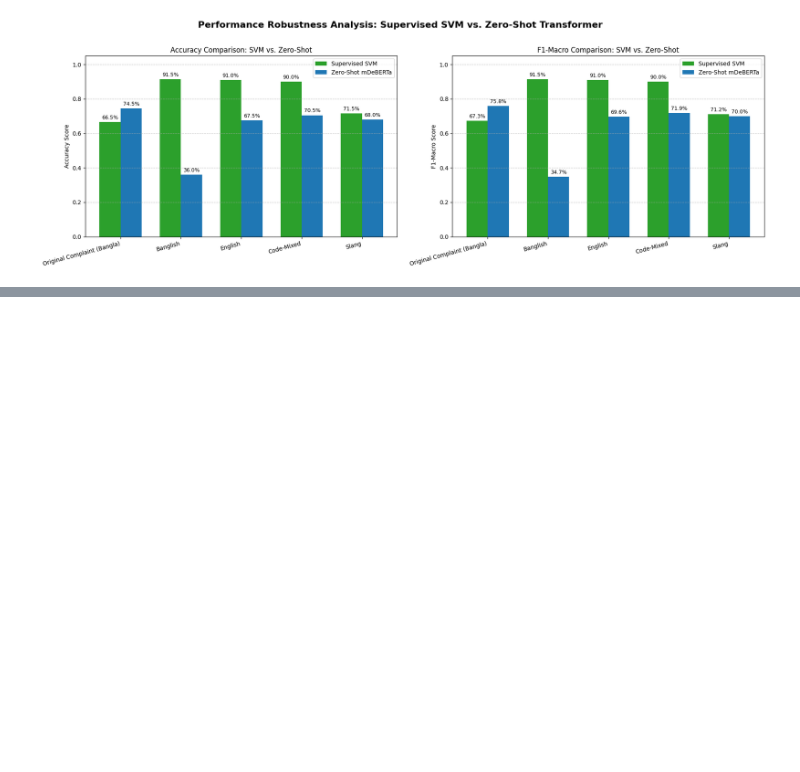
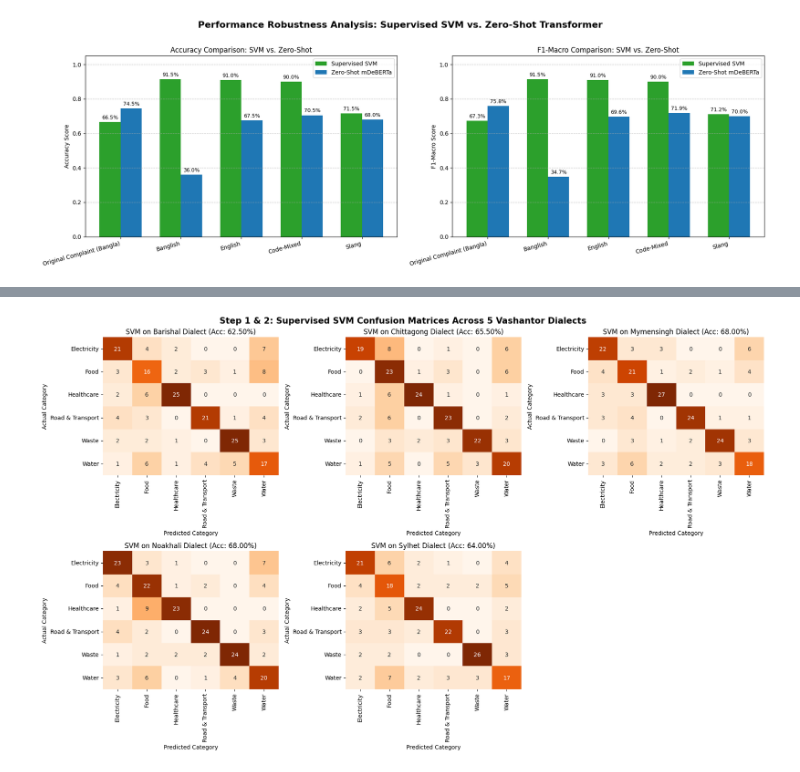
Before and after one commit to SalehinShan/smart-service-complaint-understanding, a Jupyter notebook: slscData.ipynb, the cells around one changed output, grey strips where cells are left out. Drawn from its saved outputs; the diff is of its cells as text; code cells hidden in the pictures; blank space fills up the shorter version.

```diff
--- a/slscData.ipynb
+++ b/slscData.ipynb
@@ -612,0 +1235,61 @@ Evaluate the zero-shot classifier model on the 200 test set rows across all 5 la
+# %%
+import joblib
+import matplotlib.pyplot as plt
+import seaborn as sns
+from sklearn.model_selection import train_test_split
+from sklearn.metrics import accuracy_score, confusion_matrix
+
+# 1. Load your 1,000 Translated Complaints and reproduce the exact 80/20 split
+complaints_path = '/content/BanglaPSG_1000_Complaints_Translated.xlsx'
+df_complaints = pd.read_excel(complaints_path)
+df_complaints['Category'] = df_complaints['Category'].astype(str).str.strip()
+
+train_idx, test_idx = train_test_split(
+    df_complaints.index, test_size=0.20, random_state=42, stratify=df_complaints['Category']
+)
+train_df = df_complaints.loc[train_idx].copy()
+test_df = df_complaints.loc[test_idx].copy()
+
+# Helper to translate Standard Bangla/Banglish complaints using Vashantor's extracted dictionaries
+def translate_complaint_to_dialect(text, lexicon):
+    words = str(text).split()
+    out = []
+    for w in words:
+        clean_w = w.strip('?।!,.')
+        replaced = lexicon.get(clean_w, lexicon.get(clean_w.lower(), clean_w))
+        out.append(w.replace(clean_w, replaced) if clean_w else w)
+    return " ".join(out)
+
+# Add 5 Regional Dialect Columns (Bangla + Banglish) to test_df
+for region in vashantor_files.keys():
+    test_df[f'{region}_Bangla'] = test_df['Original Complaint (Bangla)'].apply(
+        lambda x: translate_complaint_to_dialect(x, dialect_lexicons_bn[region])
+    )
+    test_df[f'{region}_Banglish'] = test_df['Banglish'].apply(
+        lambda x: translate_complaint_to_dialect(x, dialect_lexicons_bl[region])
+    )
+
+# 2. Evaluate Existing SVM on the 5 Regional Dialect Columns & Plot Confusion Matrices
+multilingual_pipeline = joblib.load('/content/multilingual_grievance_svm_pipeline.pkl')
+y_true_test = test_df['Category'].tolist()
+classes = multilingual_pipeline.classes_
+
+fig, axes = plt.subplots(2, 3, figsize=(18, 11))
+axes = axes.flatten()
+
+for idx, region in enumerate(vashantor_files.keys()):
+    y_pred_svm = multilingual_pipeline.predict(test_df[f'{region}_Bangla'])
+    acc = accuracy_score(y_true_test, y_pred_svm)
+    cm = confusion_matrix(y_true_test, y_pred_svm, labels=classes)
+
+    sns.heatmap(cm, annot=True, fmt='d', xticklabels=classes, yticklabels=classes, cmap='Oranges', ax=axes[idx], cbar=False)
+    axes[idx].set_title(f"SVM on {region} Dialect (Acc: {acc:.2%})")
+    axes[idx].set_ylabel('Actual Category')
+    axes[idx].set_xlabel('Predicted Category')
+
+axes[5].axis('off')
+plt.suptitle('Step 1 & 2: Supervised SVM Confusion Matrices Across 5 Vashantor Dialects', fontsize=15, fontweight='bold')
+plt.tight_layout()
+plt.show()
+# %% [output]
+[figure, added]
```
Also changed, not shown: parts of 26 cells of this notebook.
